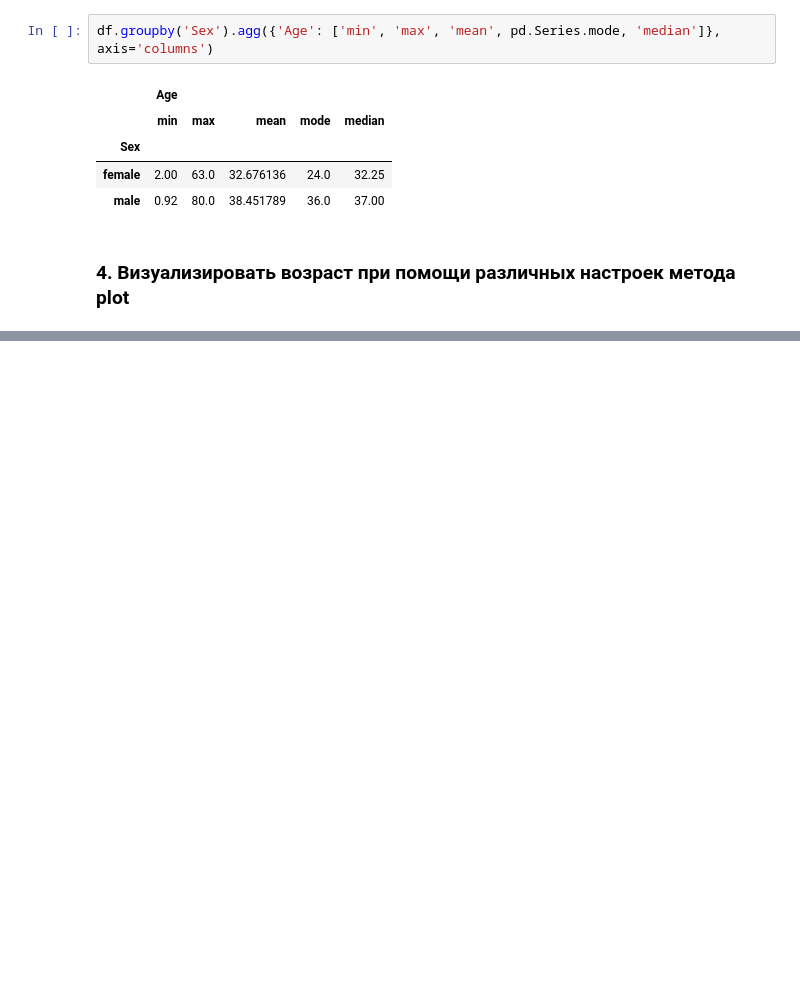
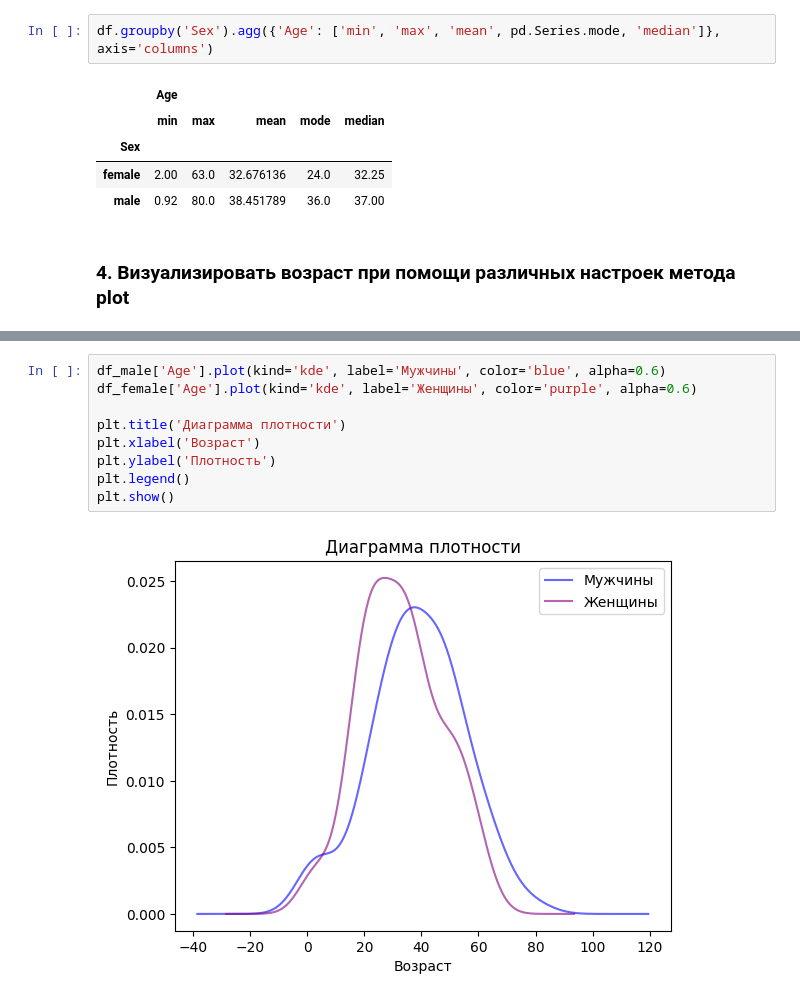
Before and after one commit to ResursX/AIM, a Jupyter notebook: AIM_practice_1.ipynb, the cells around one changed output, grey strips where cells are left out. Cells and saved outputs as stored; diff of their text form; blank space fills up the shorter version.

```diff
--- a/AIM_practice_1.ipynb
+++ b/AIM_practice_1.ipynb
@@ -114 +118,12 @@ df_female['Age'].plot(kind='box', label='Female', color='purple')
+# %%
+df_male['Age'].plot(kind='kde', label='Мужчины', color='blue', alpha=0.6)
+df_female['Age'].plot(kind='kde', label='Женщины', color='purple', alpha=0.6)
+
+plt.title('Диаграмма плотности')
+plt.xlabel('Возраст')
+plt.ylabel('Плотность')
+plt.legend()
+plt.show()
+# %% [output]
+[figure, added]
 # %%
```
Also changed, not shown: parts of 6 cells of this notebook, 1 other file.
